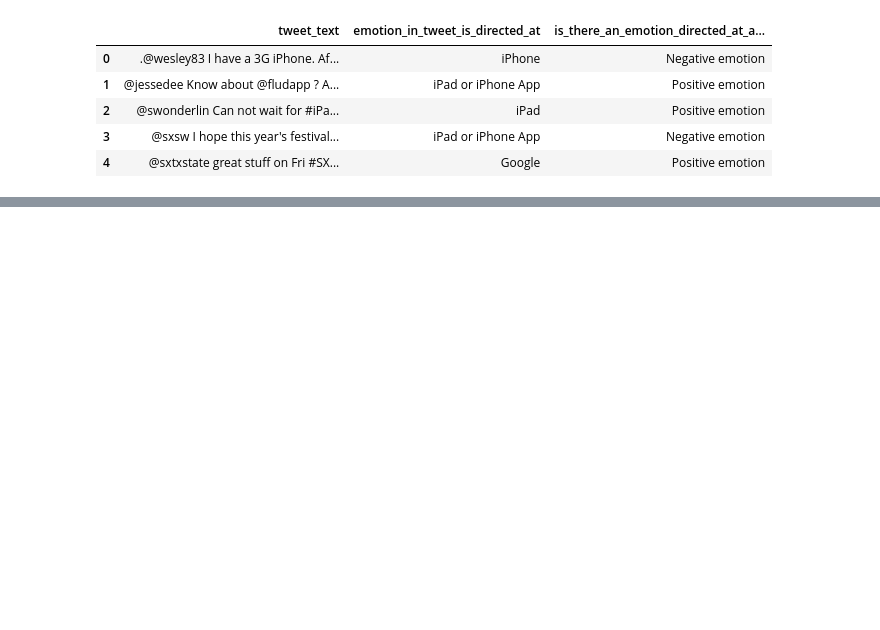
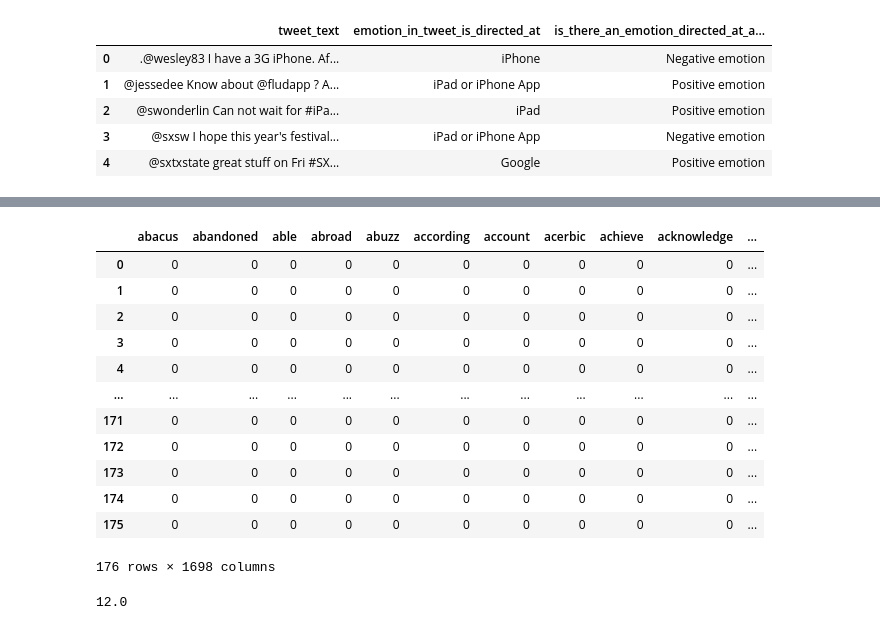
Before and after one commit to HeeebsInc/Google_Apple_Sentiment_Analysis, a Jupyter notebook: NLPTokenizer.ipynb, the cells around one changed output, grey strips where cells are left out. Drawn from its saved outputs; the diff is of its cells as text; code cells hidden in the pictures; blank space fills up the shorter version.

```diff
--- a/NLPTokenizer.ipynb
+++ b/NLPTokenizer.ipynb
@@ -21,0 +181,2 @@ Finished Pickling
+# %%
+test_df, train_df = clean_split(2, df)
@@ -21,0 +195,24 @@ Finished Pickling
+# %%
+test_df
+# %% [output]
+|  | abacus | abandoned | able | abroad | abuzz | according | account | acerbic | achieve | acknowledge | ... |
+| 0 | 0 | 0 | 0 | 0 | 0 | 0 | 0 | 0 | 0 | 0 | ... |
+| 1 | 0 | 0 | 0 | 0 | 0 | 0 | 0 | 0 | 0 | 0 | ... |
+| 2 | 0 | 0 | 0 | 0 | 0 | 0 | 0 | 0 | 0 | 0 | ... |
+| 3 | 0 | 0 | 0 | 0 | 0 | 0 | 0 | 0 | 0 | 0 | ... |
+| 4 | 0 | 0 | 0 | 0 | 0 | 0 | 0 | 0 | 0 | 0 | ... |
+| ... | ... | ... | ... | ... | ... | ... | ... | ... | ... | ... | ... |
+| 171 | 0 | 0 | 0 | 0 | 0 | 0 | 0 | 0 | 0 | 0 | ... |
+| 172 | 0 | 0 | 0 | 0 | 0 | 0 | 0 | 0 | 0 | 0 | ... |
+| 173 | 0 | 0 | 0 | 0 | 0 | 0 | 0 | 0 | 0 | 0 | ... |
+| 174 | 0 | 0 | 0 | 0 | 0 | 0 | 0 | 0 | 0 | 0 | ... |
+| 175 | 0 | 0 | 0 | 0 | 0 | 0 | 0 | 0 | 0 | 0 | ... |
+176 rows × 1698 columns
+# %%
+train_df.iloc[10].values.sum()
+
+
+
+# train_df.abacus.sum()
+# %% [output]
+12.0
```
Also changed, not shown: parts of 16 cells of this notebook, 22 other files.
